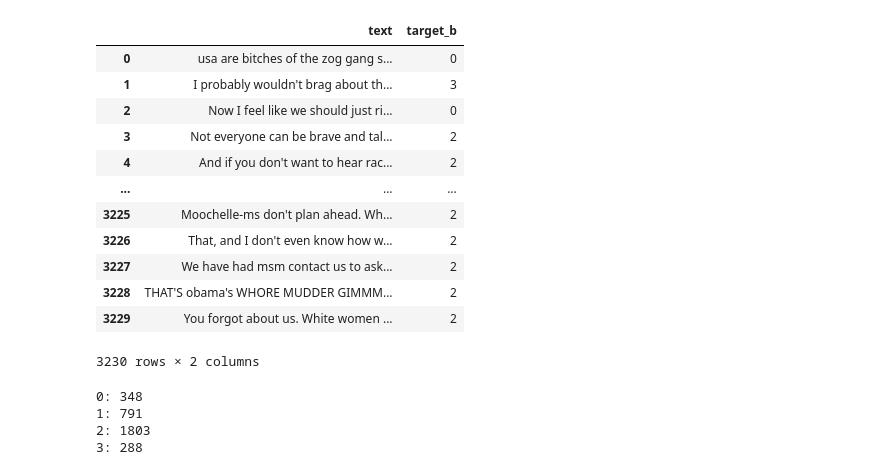
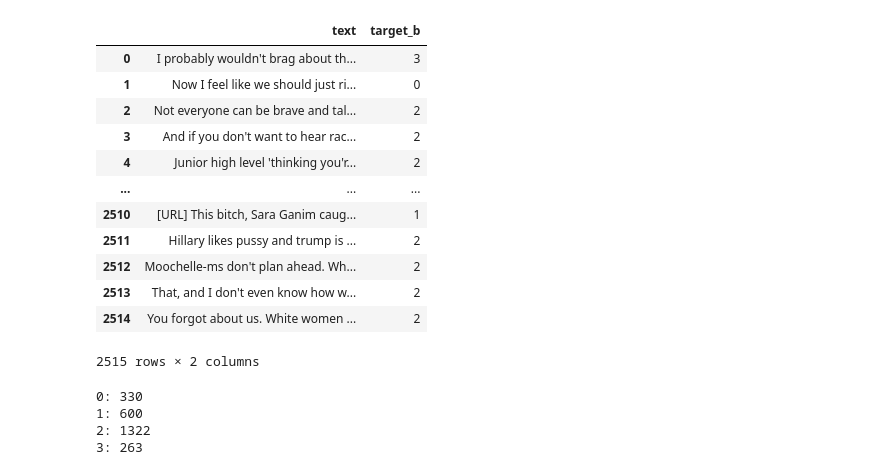
Before and after one commit to AxelBogos/SemEval-Edos, a Jupyter notebook: notebooks/6_ab_unlabeled_data.ipynb, the cells around one changed output. Cells and saved outputs as stored; diff of their text form; code cells hidden in the pictures.

```diff
--- a/notebooks/6_ab_unlabeled_data.ipynb
+++ b/notebooks/6_ab_unlabeled_data.ipynb
@@ -15,45 +15,45 @@ import matplotlib.patches as mpatches
 # %%
 ######################################################################################################
 # REFORMAT OUTPUT FROM UNLABELED - task b
 task_b_labeled = pd.read_csv(os.path.join(PROCESSED_DATA_DIR, "probs_task_b.csv"))
 unlabeled_task_b_GAB = pd.read_csv(os.path.join(PROCESSED_DATA_DIR, "unlabeled_task_b_GAB.csv"))
 # Set a confidence threshold for pseudo-labeling
-confidence_threshold = 0.80
+confidence_threshold = 0.85
 test = np.array(task_b_labeled)
 
 # Get the most confident predictions and their indices
 most_confident_indices = np.where(test.max(axis=1) > confidence_threshold)[0]
 most_confident_preds = pd.DataFrame(test.argmax(axis=1)[most_confident_indices])
 most_confident_preds.columns = ['target_b']
 
 text_task_b = unlabeled_task_b_GAB.iloc[most_confident_indices].reset_index(drop=True)
 
 final_task_b = pd.concat([text_task_b, most_confident_preds],axis=1)
 final_task_b
 # %% [output]
 |  | text | target_b |
-| 0 | usa are bitches of the zog gang s... | 0 |
-| 1 | I probably wouldn't brag about th... | 3 |
-| 2 | Now I feel like we should just ri... | 0 |
-| 3 | Not everyone can be brave and tal... | 2 |
-| 4 | And if you don't want to hear rac... | 2 |
+| 0 | I probably wouldn't brag about th... | 3 |
+| 1 | Now I feel like we should just ri... | 0 |
+| 2 | Not everyone can be brave and tal... | 2 |
+| 3 | And if you don't want to hear rac... | 2 |
+| 4 | Junior high level 'thinking you'r... | 2 |
 | ... | ... | ... |
-| 3225 | Moochelle-ms don't plan ahead. Wh... | 2 |
-| 3226 | That, and I don't even know how w... | 2 |
-| 3227 | We have had msm contact us to ask... | 2 |
-| 3228 | THAT'S obama's WHORE MUDDER GIMMM... | 2 |
-| 3229 | You forgot about us. White women ... | 2 |
+| 2510 | [URL] This bitch, Sara Ganim caug... | 1 |
+| 2511 | Hillary likes pussy and trump is ... | 2 |
+| 2512 | Moochelle-ms don't plan ahead. Wh... | 2 |
+| 2513 | That, and I don't even know how w... | 2 |
+| 2514 | You forgot about us. White women ... | 2 |
-3230 rows × 2 columns
+2515 rows × 2 columns
 # %%
 unique_values, counts = np.unique(most_confident_preds, return_counts=True)
 
 for value, count in zip(unique_values, counts):
     print(f"{value}: {count}")
 # %% [output]
-0: 348
-1: 791
-2: 1803
-3: 288
+0: 330
+1: 600
+2: 1322
+3: 263
 # %%
 dummy_values = np.random.rand(len(final_task_b))
 df = final_task_b.copy()
```
Also changed, not shown: 2 other files.
